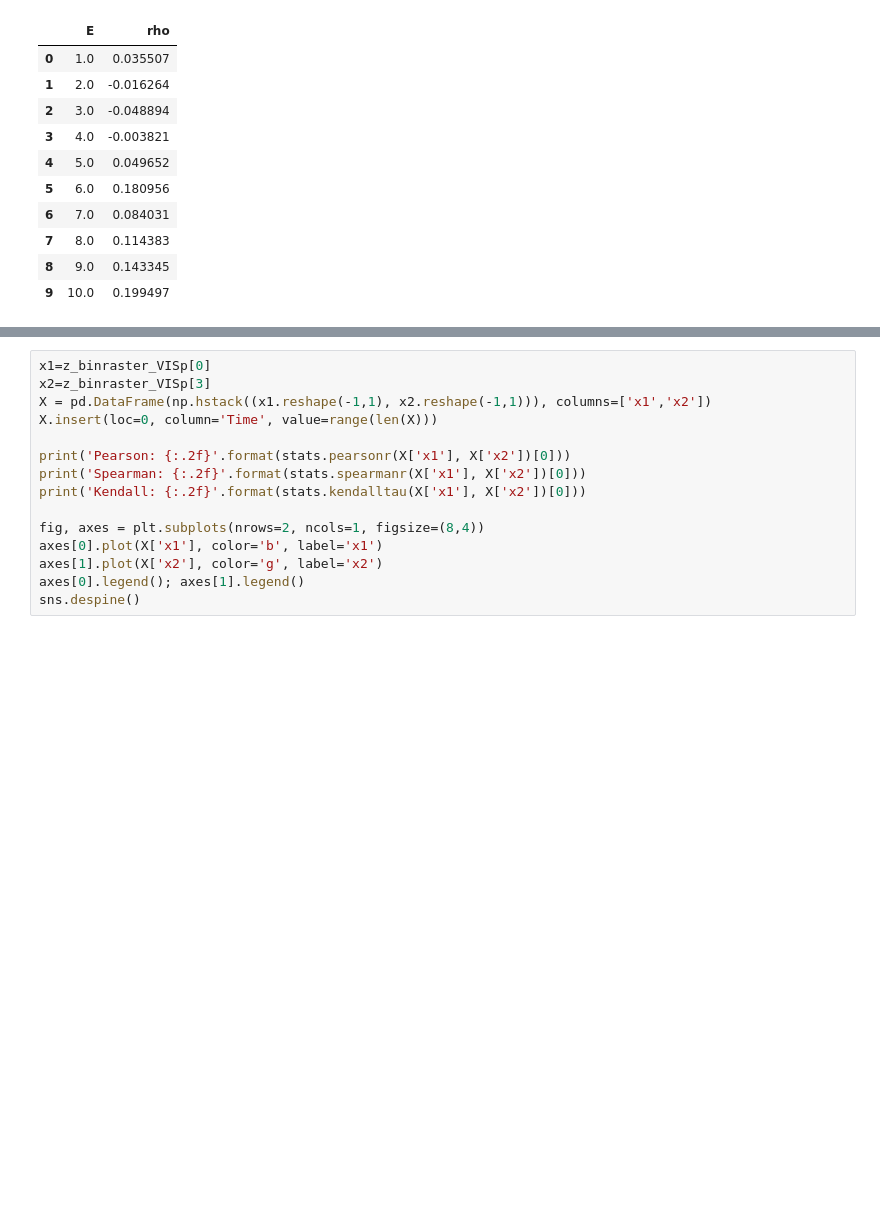
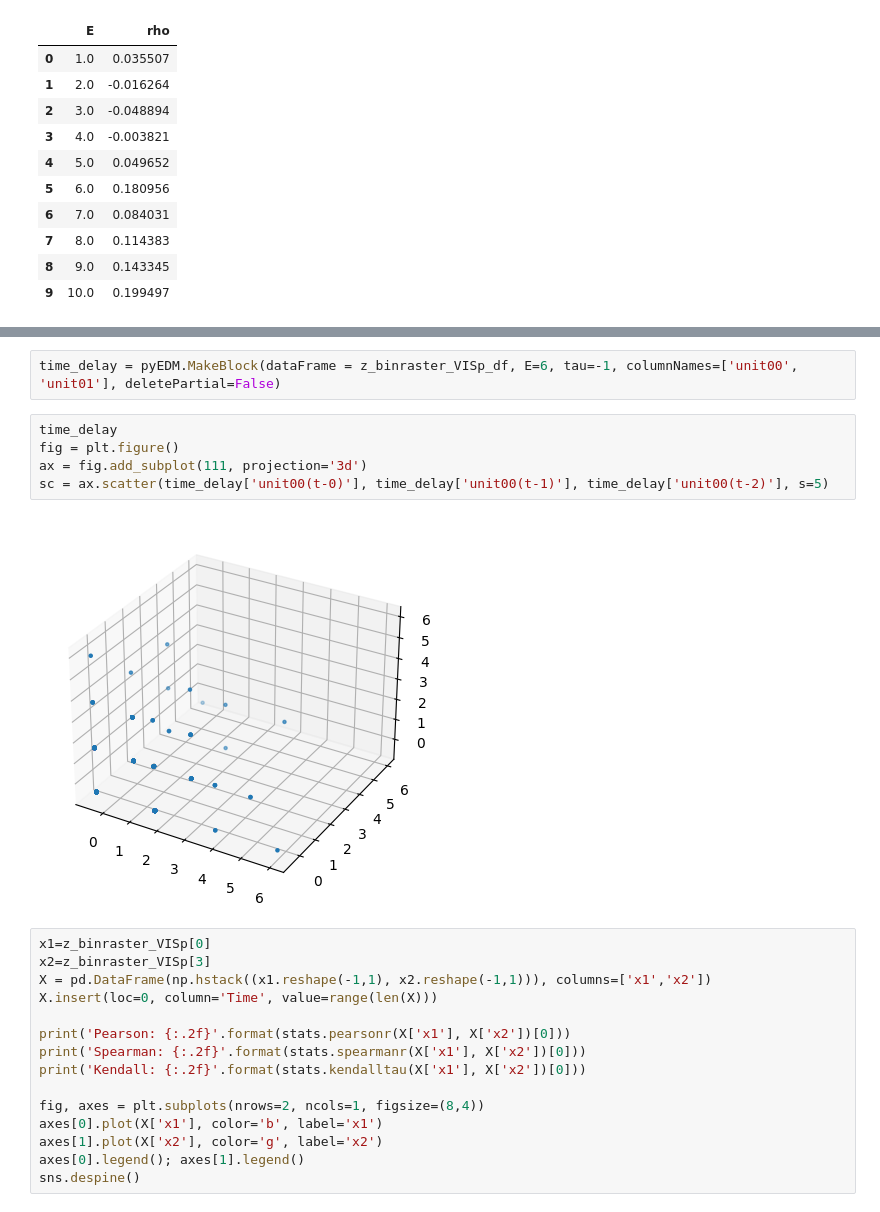
Before and after one commit to yoshihito-saito/Neural_Dynamics_EDM, a Jupyter notebook: EDM_withAllenSDK.ipynb, the cells around one changed output, grey strips where cells are left out. Saved outputs shown, nothing was run; the diff lists cells and outputs as text; blank space fills up the shorter version.

```diff
--- a/Empirical Dynamic Modeling_pilot.ipynb
+++ b/EDM_withAllenSDK.ipynb
@@ -317,3 +333,12 @@ pyEDM.EmbedDimension(dataFrame = z_binraster_VISp_df, lib="1 500",pred='501 999'
+# %%
+time_delay = pyEDM.MakeBlock(dataFrame = z_binraster_VISp_df, E=6, tau=-1, columnNames=['unit00', 'unit01'], deletePartial=False)
+# %%
+time_delay
+fig = plt.figure()
+ax = fig.add_subplot(111, projection='3d')
+sc = ax.scatter(time_delay['unit00(t-0)'], time_delay['unit00(t-1)'], time_delay['unit00(t-2)'], s=5)
+# %% [output]
+[figure, added]
 # %%
 x1=z_binraster_VISp[0]
 x2=z_binraster_VISp[3]
```
Also changed, not shown: parts of 4 cells of this notebook, 1 other file.
